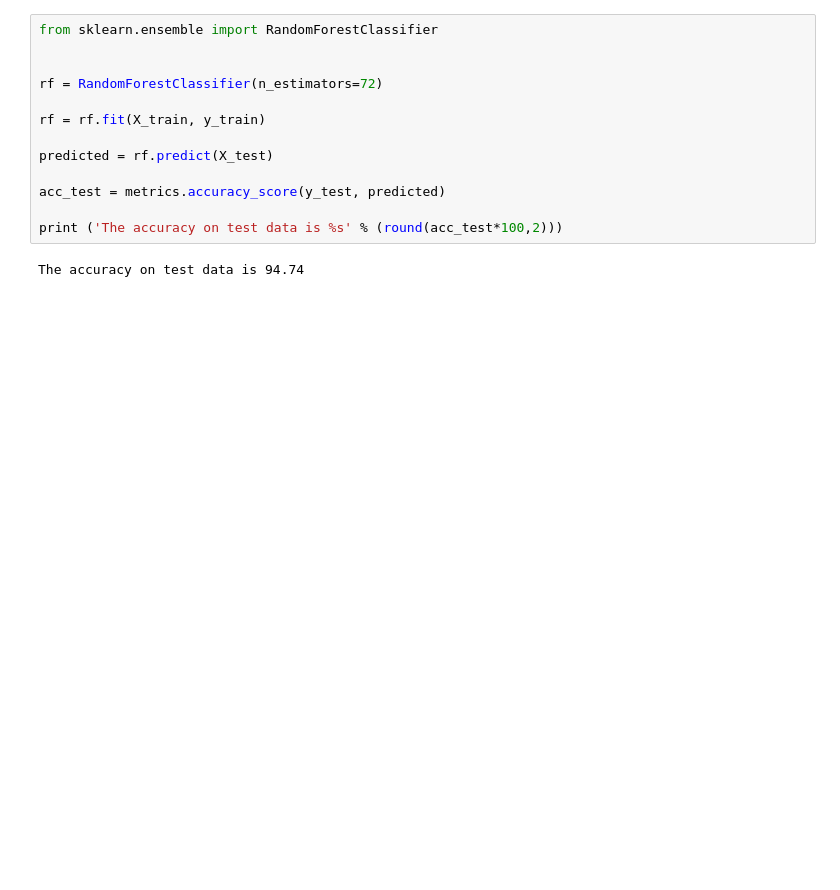
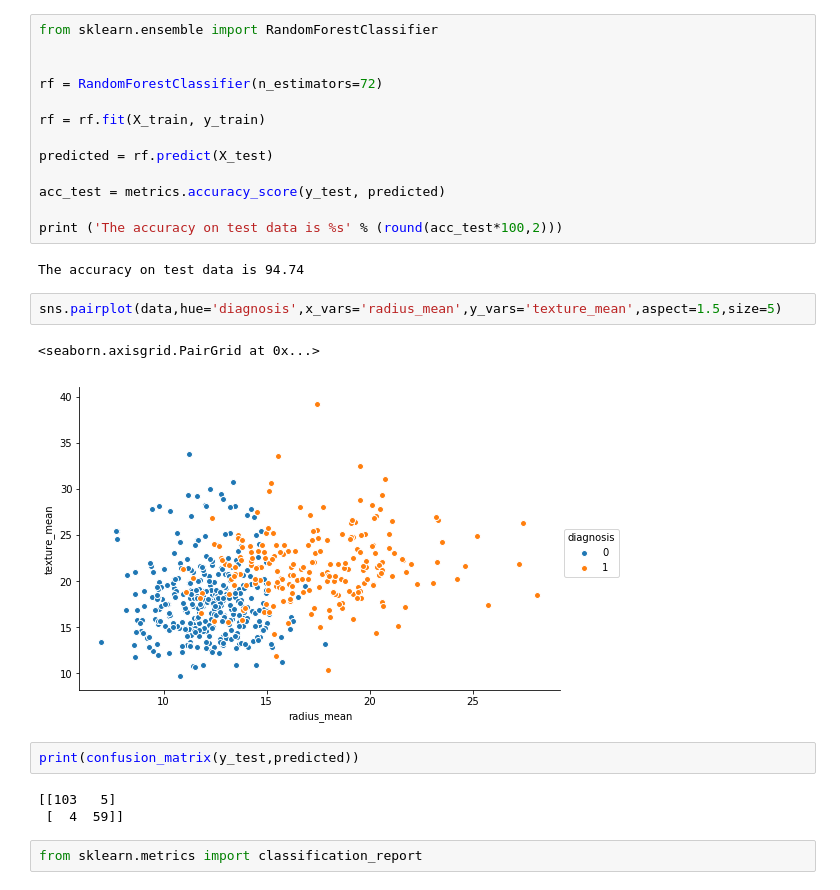
Before and after one commit to birajaghoshal/Breast-Cancer-Prediction, a Jupyter notebook: BreastCancer.ipynb, the cells around one changed output. Drawn from its saved outputs; the diff is of its cells as text; blank space fills up the shorter version.

```diff
--- a/BreastCancer.ipynb
+++ b/BreastCancer.ipynb
@@ -228,3 +228,15 @@ acc_test = metrics.accuracy_score(y_test, predicted)
 print ('The accuracy on test data is %s' % (round(acc_test*100,2)))
 # %% [output]
 The accuracy on test data is 94.74
+# %%
+sns.pairplot(data,hue='diagnosis',x_vars='radius_mean',y_vars='texture_mean',aspect=1.5,size=5)
+# %% [output]
+<seaborn.axisgrid.PairGrid at 0x...>
+[figure, added]
+# %%
+print(confusion_matrix(y_test,predicted))
+# %% [output]
+[[103   5]
+ [  4  59]]
+# %%
+from sklearn.metrics import classification_report
```
Also changed, not shown: parts of 4 cells of this notebook.
